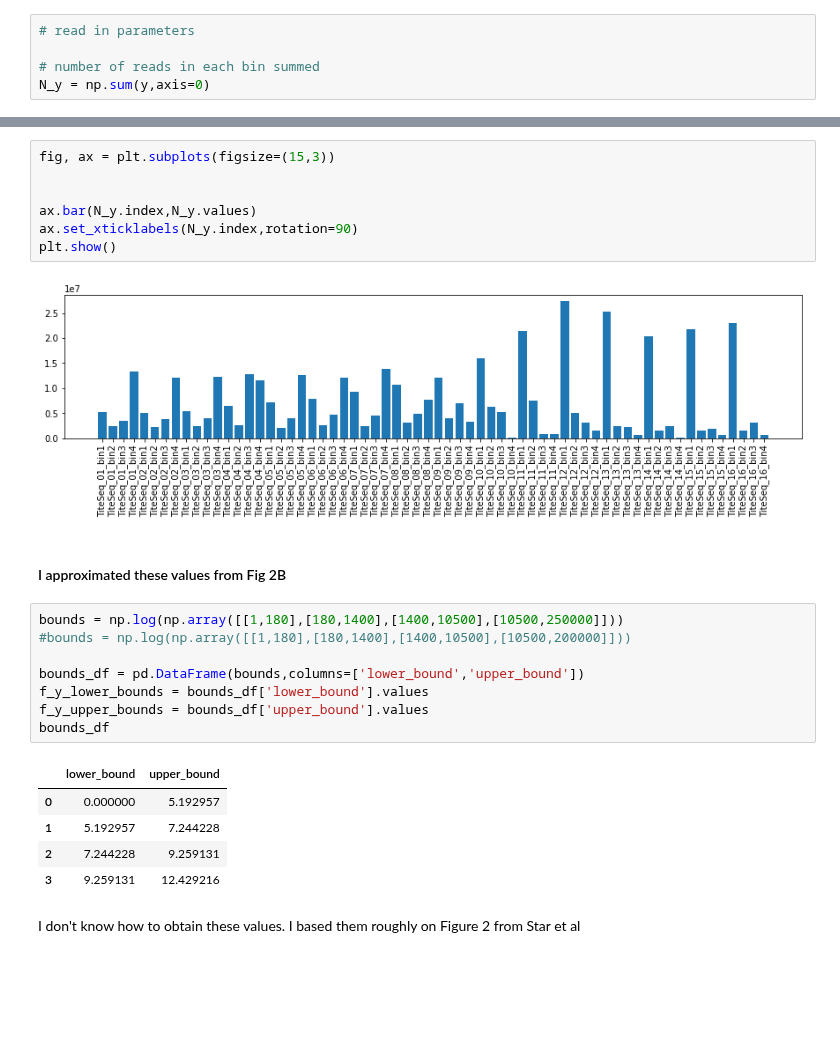
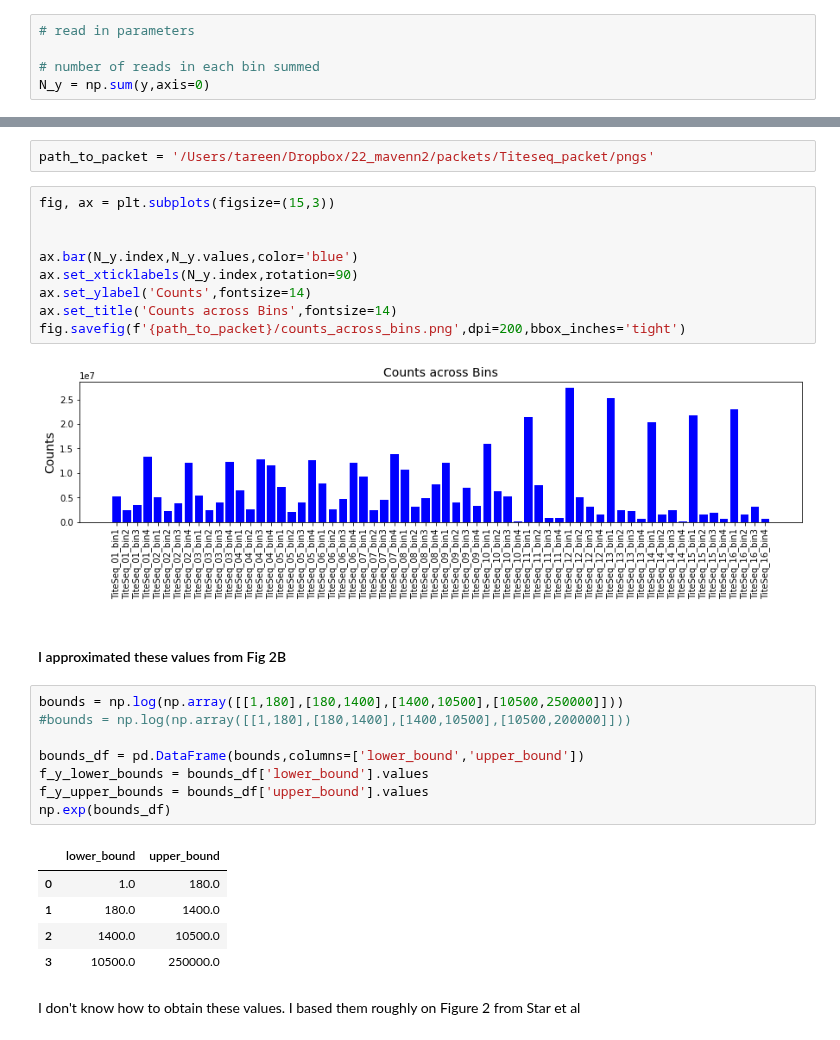
Before and after one commit to jbkinney/mavenn, a Jupyter notebook: mavenn/development_mavenn2/ace2rbd/2022.09.18.ace2rbd_multi-headed_TiteseqMP.ipynb, the cells around one changed output, grey strips where cells are left out. Drawn from its saved outputs; the diff is of its cells as text; blank space fills up the shorter version.

```diff
--- a/mavenn/development_mavenn2/ace2rbd/2022.09.18.ace2rbd_multi-headed_TiteseqMP.ipynb
+++ b/mavenn/development_mavenn2/ace2rbd/2022.09.18.ace2rbd_multi-headed_TiteseqMP.ipynb
@@ -82,12 +86,16 @@ N_y = np.sum(y,axis=0)
+# %%
+path_to_packet = '/Users/tareen/Dropbox/22_mavenn2/packets/Titeseq_packet/pngs'
 # %%
 fig, ax = plt.subplots(figsize=(15,3))
 
 
-ax.bar(N_y.index,N_y.values)
+ax.bar(N_y.index,N_y.values,color='blue')
 ax.set_xticklabels(N_y.index,rotation=90)
-plt.show()
+ax.set_ylabel('Counts',fontsize=14)
+ax.set_title('Counts across Bins',fontsize=14)
+fig.savefig(f'{path_to_packet}/counts_across_bins.png',dpi=200,bbox_inches='tight')
 # %% [output]
-[figure, old version]
+[figure, new version]
 # %% [markdown]
 #### I approximated these values from Fig 2B
 # %%
@@ -97,13 +105,13 @@ bounds = np.log(np.array([[1,180],[180,1400],[1400,10500],[10500,250000]]))
 bounds_df = pd.DataFrame(bounds,columns=['lower_bound','upper_bound'])
 f_y_lower_bounds = bounds_df['lower_bound'].values
 f_y_upper_bounds = bounds_df['upper_bound'].values
-bounds_df
+np.exp(bounds_df)
 # %% [output]
 |  | lower_bound | upper_bound |
-| 0 | 0.000000 | 5.192957 |
-| 1 | 5.192957 | 7.244228 |
-| 2 | 7.244228 | 9.259131 |
-| 3 | 9.259131 | 12.429216 |
+| 0 | 1.0 | 180.0 |
+| 1 | 180.0 | 1400.0 |
+| 2 | 1400.0 | 10500.0 |
+| 3 | 10500.0 | 250000.0 |
 # %% [markdown]
 I don't know how to obtain these values. I based them roughly on Figure 2 from Star et al
 # %%
```
Also changed, not shown: parts of 44 cells of this notebook, 27 other files.
